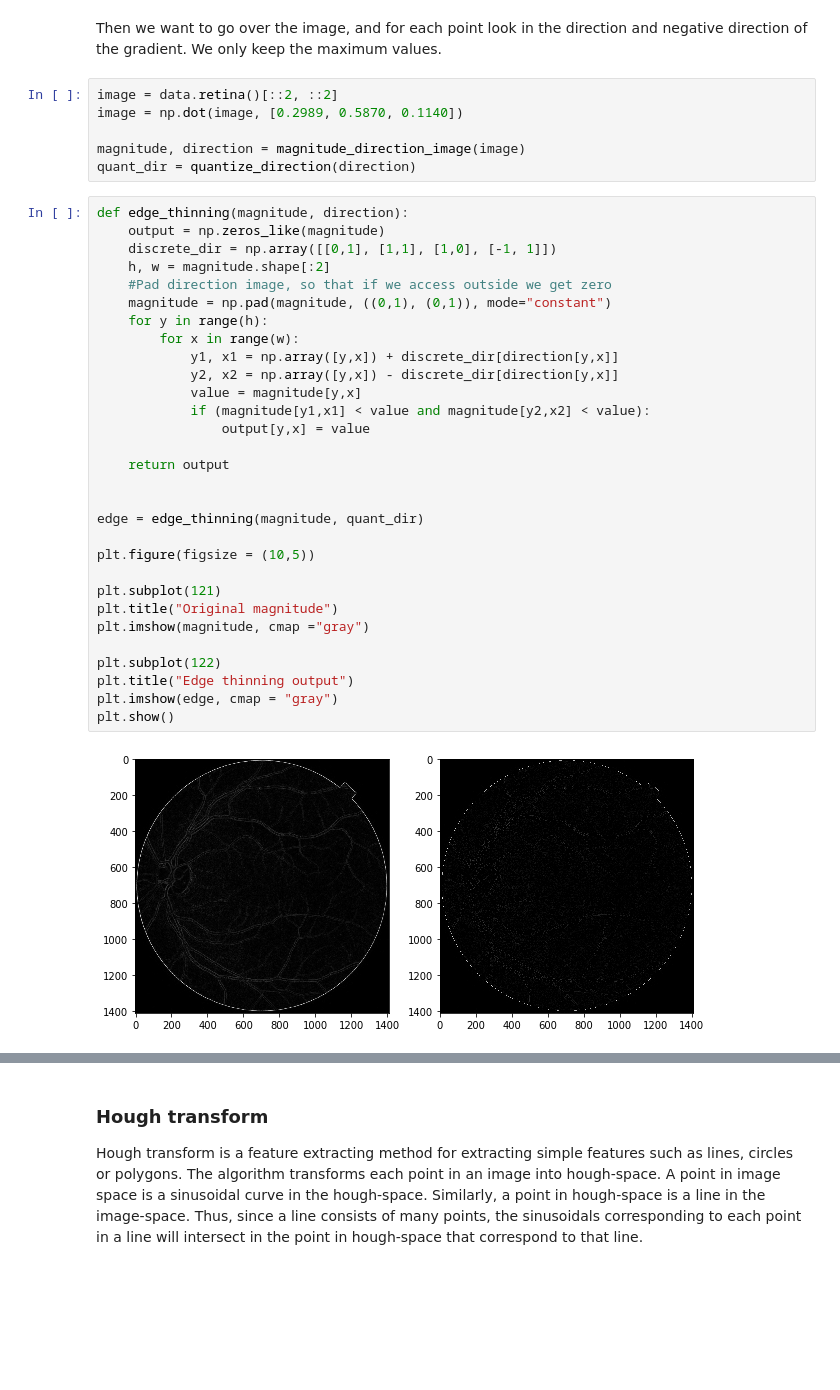
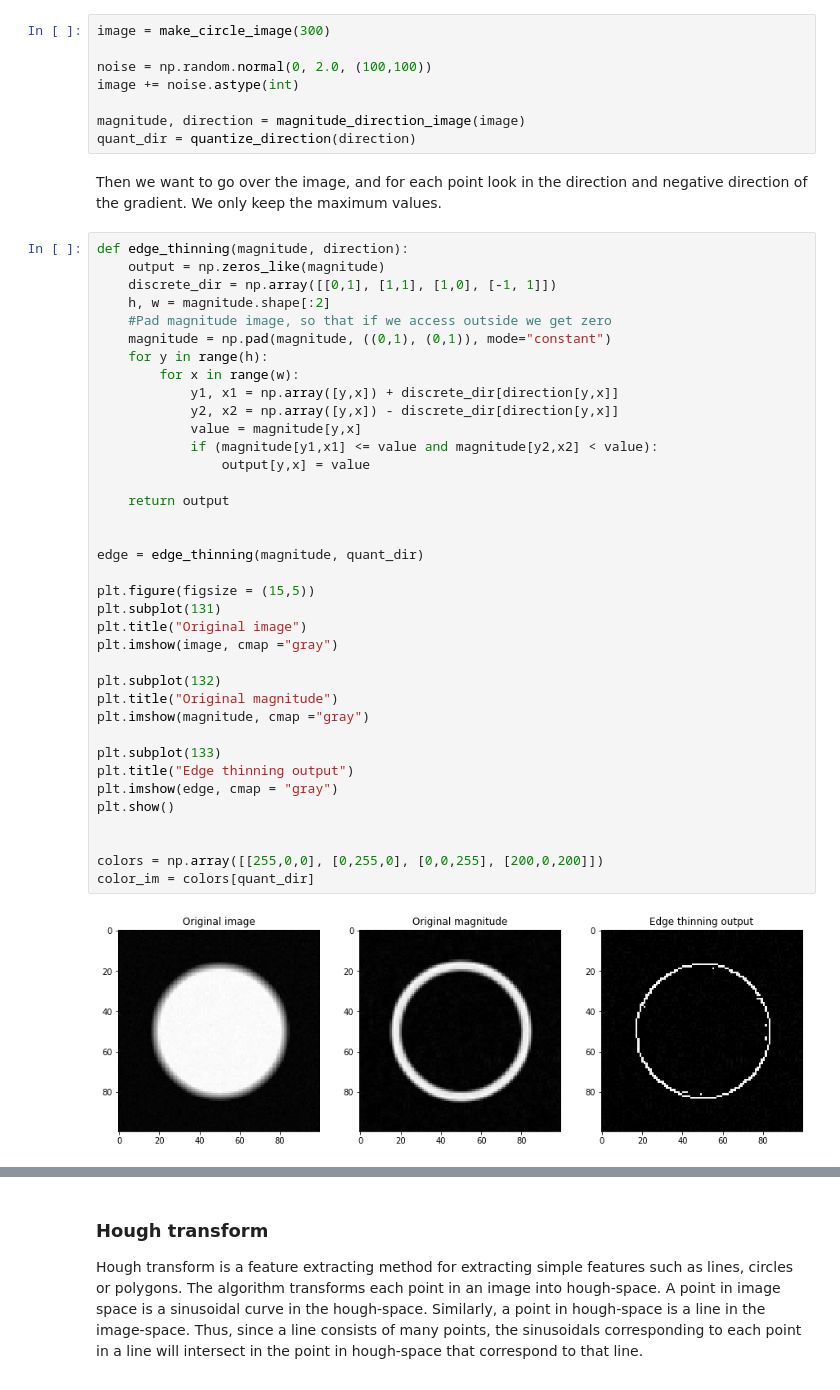
Before and after one commit to ErlingLie/TDT4195-Material, a Jupyter notebook: Segmentation.ipynb, the cells around one changed output, grey strips where cells are left out. Cells and saved outputs as stored; diff of their text form; blank space fills up the shorter version.

```diff
--- a/Segmentation.ipynb
+++ b/Segmentation.ipynb
@@ -236,42 +246,51 @@ plt.show()
+# %%
+image = make_circle_image(300)
+
+noise = np.random.normal(0, 2.0, (100,100))
+image += noise.astype(int)
+
+magnitude, direction = magnitude_direction_image(image)
+quant_dir = quantize_direction(direction)
 # %% [markdown]
 Then we want to go over the image, and for each point look in the direction and negative direction of the gradient. We only keep the maximum values.
-# %%
-image = data.retina()[::2, ::2]
-image = np.dot(image, [0.2989, 0.5870, 0.1140])
-
-magnitude, direction = magnitude_direction_image(image)
-quant_dir = quantize_direction(direction)
 # %%
 def edge_thinning(magnitude, direction):
     output = np.zeros_like(magnitude)
     discrete_dir = np.array([[0,1], [1,1], [1,0], [-1, 1]])
     h, w = magnitude.shape[:2]
-    #Pad direction image, so that if we access outside we get zero
+    #Pad magnitude image, so that if we access outside we get zero
     magnitude = np.pad(magnitude, ((0,1), (0,1)), mode="constant")
     for y in range(h):
         for x in range(w):
             y1, x1 = np.array([y,x]) + discrete_dir[direction[y,x]]
             y2, x2 = np.array([y,x]) - discrete_dir[direction[y,x]]
             value = magnitude[y,x]
-            if (magnitude[y1,x1] < value and magnitude[y2,x2] < value):
+            if (magnitude[y1,x1] <= value and magnitude[y2,x2] < value):
                 output[y,x] = value
 
     return output
 
 
 edge = edge_thinning(magnitude, quant_dir)
 
-plt.figure(figsize = (10,5))
+plt.figure(figsize = (15,5))
+plt.subplot(131)
+plt.title("Original image")
+plt.imshow(image, cmap ="gray")
 
-plt.subplot(121)
+plt.subplot(132)
 plt.title("Original magnitude")
 plt.imshow(magnitude, cmap ="gray")
 
-plt.subplot(122)
+plt.subplot(133)
 plt.title("Edge thinning output")
 plt.imshow(edge, cmap = "gray")
 plt.show()
+
+
+colors = np.array([[255,0,0], [0,255,0], [0,0,255], [200,0,200]])
+color_im = colors[quant_dir]
 # %% [output]
-[figure, old version]
+[figure, new version]
 # %% [markdown]
 ### Edge linking
```
Also changed, not shown: parts of 26 cells of this notebook.
